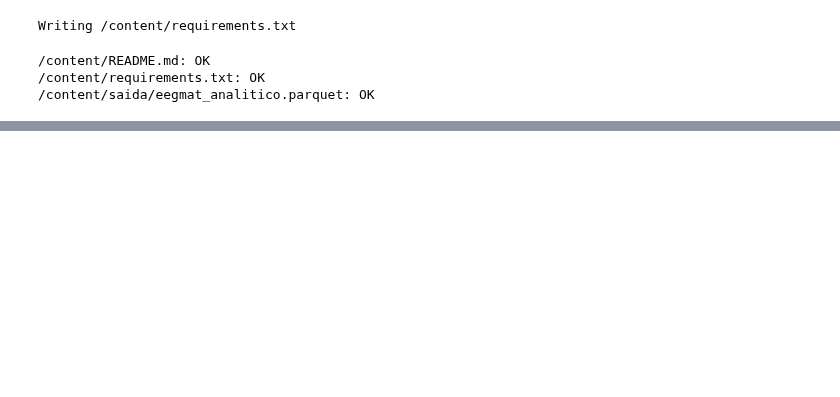
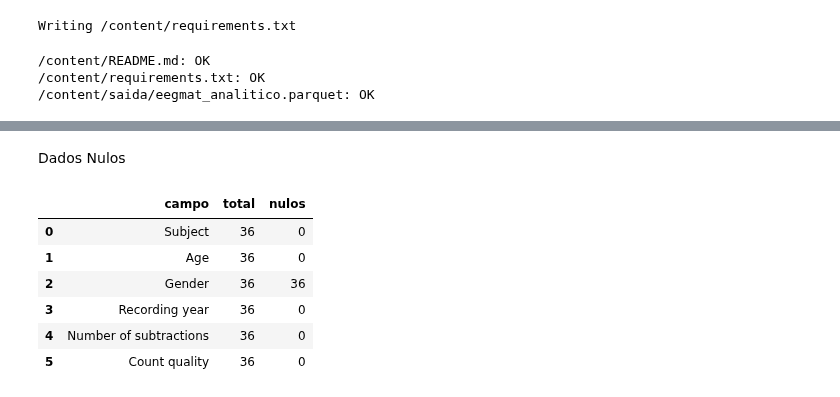
Before and after one commit to mariasurjus1005/projeto-reprodutivel-eeg_aula1, a Jupyter notebook: EEGMAT_EDA.ipynb, the cells around one changed output, grey strips where cells are left out. Saved outputs shown, nothing was run; the diff lists cells and outputs as text; code cells hidden in the pictures; blank space fills up the shorter version.

```diff
--- a/EEGMAT_EDA.ipynb
+++ b/EEGMAT_EDA.ipynb
@@ -474,0 +522,58 @@ for arquivo in arquivos:
+# %% [markdown]
+Dados Nulos
+# %%
+con.execute("""
+SELECT
+    'Subject' AS campo,
+    COUNT(*) AS total,
+    COUNT(*) - COUNT(Subject) AS nulos
+FROM read_parquet('./saida/eegmat_analitico.parquet')
+
+UNION ALL
+
+SELECT
+    'Age',
+    COUNT(*),
+    COUNT(*) - COUNT(Age)
+FROM read_parquet('./saida/eegmat_analitico.parquet')
+
+UNION ALL
+
+SELECT
+    'Gender',
+    COUNT(*),
+    COUNT(Gender)
+FROM read_parquet('./saida/eegmat_analitico.parquet')
+
+UNION ALL
+
+SELECT
+    'Recording year',
+    COUNT(*),
+    COUNT(*) - COUNT("Recording year")
+FROM read_parquet('./saida/eegmat_analitico.parquet')
+
+UNION ALL
+
+SELECT
+    'Number of subtractions',
+    COUNT(*),
+    COUNT(*) - COUNT("Number of subtractions")
+FROM read_parquet('./saida/eegmat_analitico.parquet')
+
+UNION ALL
+
+SELECT
+    'Count quality',
+    COUNT(*),
+    COUNT(*) - COUNT("Count quality")
+FROM read_parquet('./saida/eegmat_analitico.parquet')
+""").fetchdf()
+# %% [output]
+|  | campo | total | nulos |
+| 0 | Subject | 36 | 0 |
+| 1 | Age | 36 | 0 |
+| 2 | Gender | 36 | 36 |
+| 3 | Recording year | 36 | 0 |
+| 4 | Number of subtractions | 36 | 0 |
+| 5 | Count quality | 36 | 0 |
```
Also changed, not shown: parts of 25 cells of this notebook.
